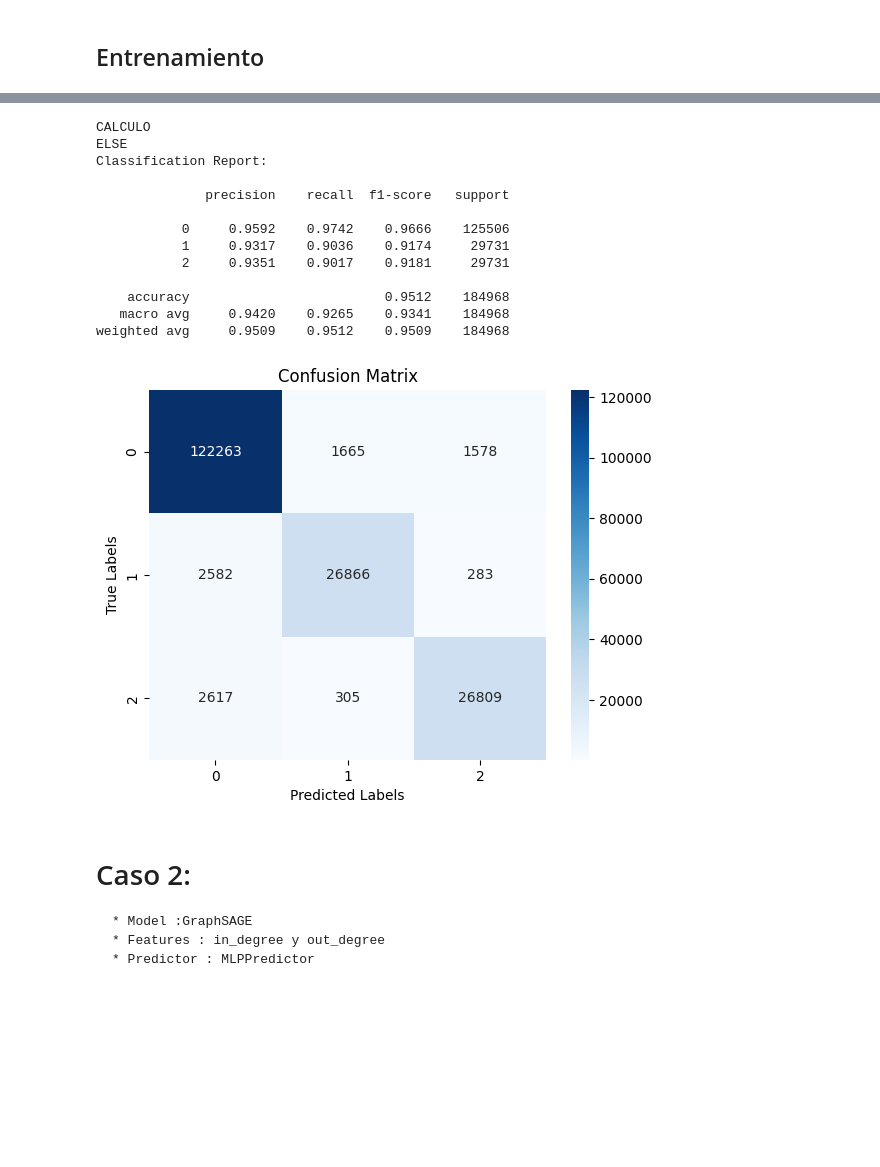
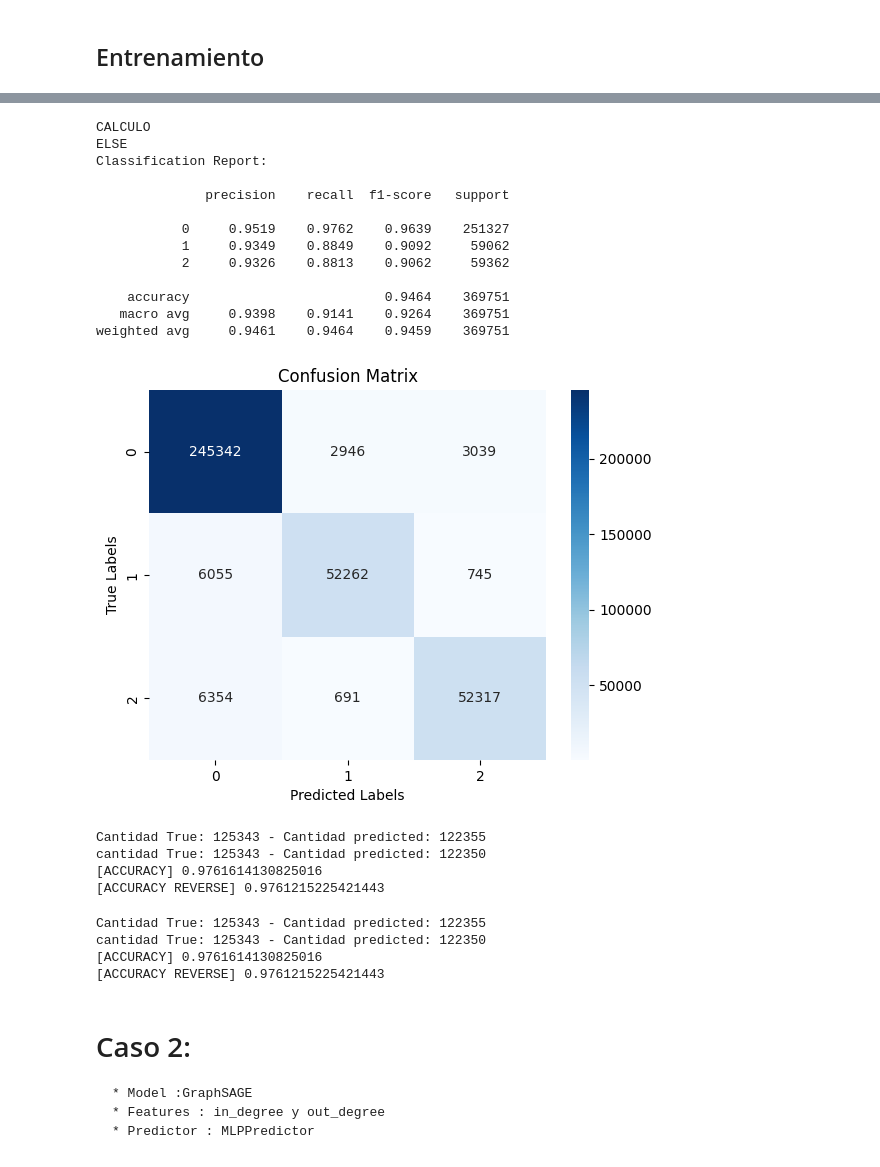
Before and after one commit to valesteban/TESIS, a Jupyter notebook: trainingMultiClass.ipynb, the cells around one changed output, grey strips where cells are left out. Drawn from its saved outputs; the diff is of its cells as text; code cells hidden in the pictures; blank space fills up the shorter version.

```diff
--- a/trainingMultiClass.ipynb
+++ b/trainingMultiClass.ipynb
@@ -33,12 +33,13 @@ data_path = "datasets/DGL_Graph/MYCODEMultiDiGraph/"
 
 gnn = GNN(debug = True)
 gnn.load_dataset(data_path,force_reload= True) # No hay nodos con grado 0
-gnn.split_dtaset_v2()
+# gnn.split_dtaset_v2()
+gnn.split_dataset(0.2)
 
 
 edge_label = gnn.dgl_graph.edata['Relationship']
 train_mask = gnn.train_mask
-test_mak = gnn.test_mask
+test_mask = gnn.test_mask
 
 in_feats = gnn.dgl_graph.ndata["feat"].size(1) #72
 h_feats = 16
@@ -147,24 +147,76 @@ In epoch 90, train loss: 0.16556969285011292, val loss: 0.1655813455581665, trai
 # %%
 from utils import cal_acc_pres_f1
-true_labels = gnn.dgl_graph.edata["Relationship"][test_mak]
-predicted_scores = scores.detach().numpy()[test_mak]
+true_labels = gnn.dgl_graph.edata["Relationship"][test_mask]
+predicted_scores = scores.detach().numpy()[test_mask]
 
 cal_acc_pres_f1(predicted_scores,true_labels, threshold=None)
 # %% [output]
 CALCULO
 ELSE
 Classification Report:
 
               precision    recall  f1-score   support
 
-           0     0.9592    0.9742    0.9666    125506
-           1     0.9317    0.9036    0.9174     29731
-           2     0.9351    0.9017    0.9181     29731
+           0     0.9519    0.9762    0.9639    251327
+           1     0.9349    0.8849    0.9092     59062
+           2     0.9326    0.8813    0.9062     59362
 
-    accuracy                         0.9512    184968
-   macro avg     0.9420    0.9265    0.9341    184968
-weighted avg     0.9509    0.9512    0.9509    184968
+    accuracy                         0.9464    369751
+   macro avg     0.9398    0.9141    0.9264    369751
+weighted avg     0.9461    0.9464    0.9459    369751
-[figure, old version]
+[figure, new version]
+# %%
+# VERIFICAR CASO (AS1,AS2) -> (AS2,AS1) SE CLASIFICA IGUAL
+u_all, v_all, ids_all = gnn.dgl_graph.edges(form='all')
+ids_filtered = ids_all[train_mask]
+
+dic_p2p = {}
+dict_p2p_reverse = {}
+for ids in ids_filtered:
+    u, v = gnn.dgl_graph.find_edges(ids)
+    true_label = edge_label[ids].item()
+    pred_label = scores[ids].item()
+
+    if true_label == 0:
+        dic_p2p[(u.item(),v.item())] = pred_label
+        # print(f"u: {u.item()}, v: {v.item()}")
+        # print(f"True label: {edge_label[ids].item()}")
+        # print(f"Predicted label: {scores[ids].item()}")
+
+
+        edge_id_reverse =  gnn.dgl_graph.edge_ids(v, u)
+        dict_p2p_reverse[(v.item(),u.item())] = scores[edge_id_reverse].item()
+        # print(f"True label reverse: {edge_label[ids].item()}")
+        # print(f"Predicted label reverse: {scores[ids].item()}")
+
+    # print("---------------------------------------")
+
+# Cantidad de correctos p2p
+true = sum(1 for value in dic_p2p.values() if value == 0)
+true_reverse = sum(1 for value in dict_p2p_reverse.values() if value == 0)
+total_p2p = (predicted_scores == 0).sum().item()
+
+# Calcular Accuracy
+print(f"Cantidad True: {len(dic_p2p)} - Cantidad predicted: {true}")
+print(f"cantidad True: {len(dict_p2p_reverse)} - Cantidad predicted: {true_reverse}")
+print("[ACCURACY]",true/len(dic_p2p))
+print("[ACCURACY REVERSE]",true_reverse/len(dict_p2p_reverse))
+# Vemos que hay 5 que no s eradujieron igual q la ida
+# %% [output]
+Cantidad True: 125343 - Cantidad predicted: 122355
+cantidad True: 125343 - Cantidad predicted: 122350
+[ACCURACY] 0.9761614130825016
+[ACCURACY REVERSE] 0.9761215225421443
+# %%
+print(f"Cantidad True: {len(dic_p2p)} - Cantidad predicted: {true}")
+print(f"cantidad True: {len(dict_p2p_reverse)} - Cantidad predicted: {true_reverse}")
+print("[ACCURACY]",true/len(dic_p2p))
+print("[ACCURACY REVERSE]",true_reverse/len(dict_p2p_reverse))
+# %% [output]
+Cantidad True: 125343 - Cantidad predicted: 122355
+cantidad True: 125343 - Cantidad predicted: 122350
+[ACCURACY] 0.9761614130825016
+[ACCURACY REVERSE] 0.9761215225421443
 # %% [markdown]
 # Caso 2:
     * Model :GraphSAGE
```
Also changed, not shown: parts of 12 cells of this notebook.
